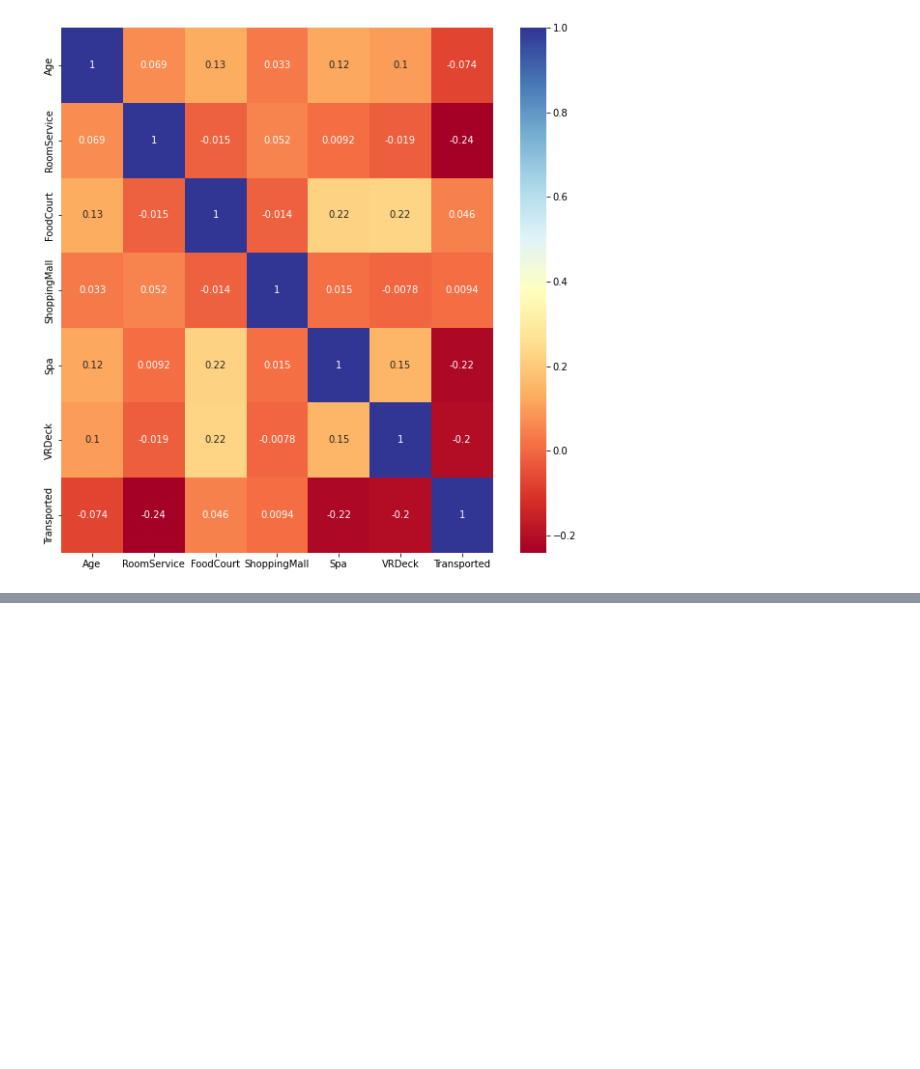
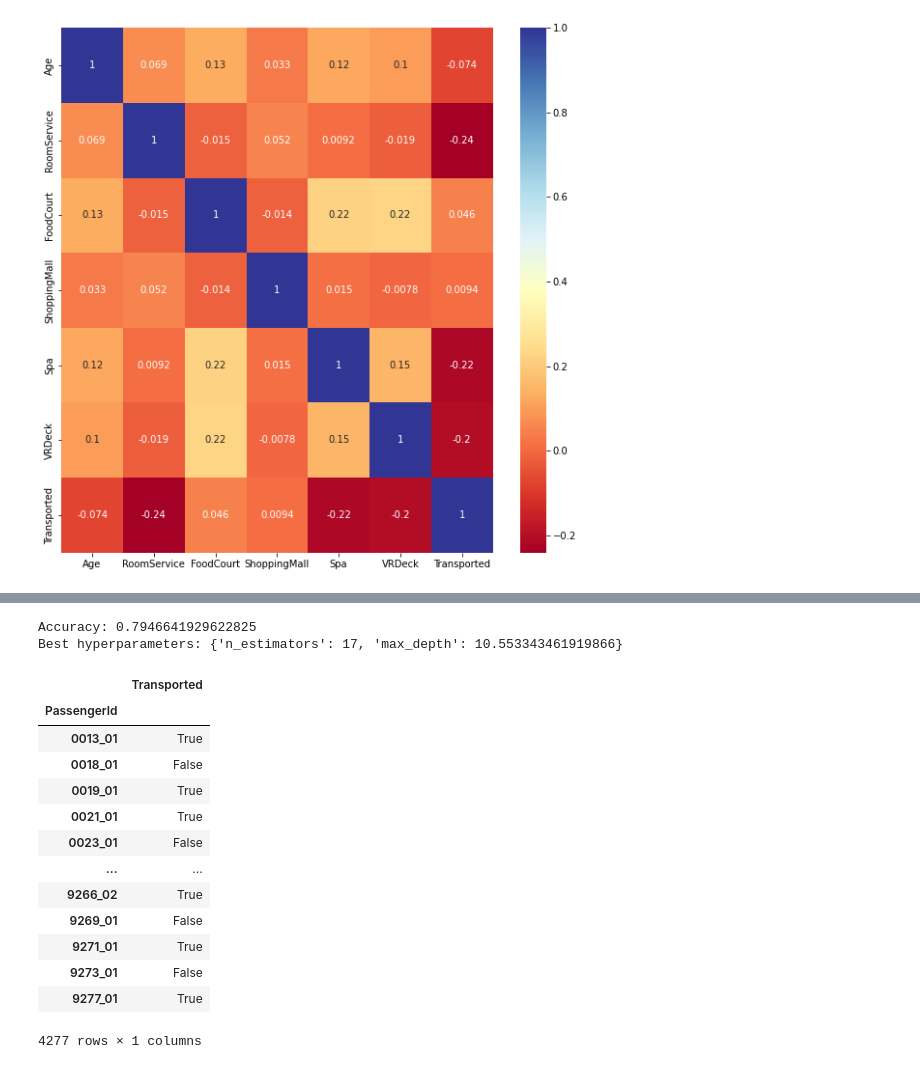
Before and after one commit to gioelebbc/Kaggle-Titanic-spaceship, a Jupyter notebook: code.ipynb, the cells around one changed output, grey strips where cells are left out. Cells and saved outputs as stored; diff of their text form; code cells hidden in the pictures; blank space fills up the shorter version.

Commit message:
Random forest first try

```diff
--- a/code.ipynb
+++ b/code.ipynb
@@ -256,0 +291,35 @@ sns.heatmap(corr, annot= True, cmap = 'RdYlBu')
+# %%
+trial = study.best_trial
+print('Accuracy: {}'.format(trial.value))
+print("Best hyperparameters: {}".format(trial.params))
+# %% [output]
+Accuracy: 0.7946641929622825
+Best hyperparameters: {'n_estimators': 17, 'max_depth': 10.553343461919866}
+# %%
+clf = RandomForestClassifier(n_estimators = trial.params['n_estimators'], max_depth= trial.params['max_depth'])
+clf.fit(X, y)
+pred = clf.predict(test_df_final)
+# %%
+prediction = pd.read_csv('sample_submission.csv')
+# %%
+prediction['Transported'] = pred
+prediction['Transported'] = prediction['Transported'].apply(lambda x: True if x == 1 else False)
+prediction = prediction.set_index('PassengerId')
+prediction.to_csv('prediction.csv')
+# %%
+prediction
+# %% [output]
+|  | Transported |
+| PassengerId |  |
+| 0013_01 | True |
+| 0018_01 | False |
+| 0019_01 | True |
+| 0021_01 | True |
+| 0023_01 | False |
+| ... | ... |
+| 9266_02 | True |
+| 9269_01 | False |
+| 9271_01 | True |
+| 9273_01 | False |
+| 9277_01 | True |
+4277 rows × 1 columns
```
Also changed, not shown: parts of 4 cells of this notebook, 2 other files.
